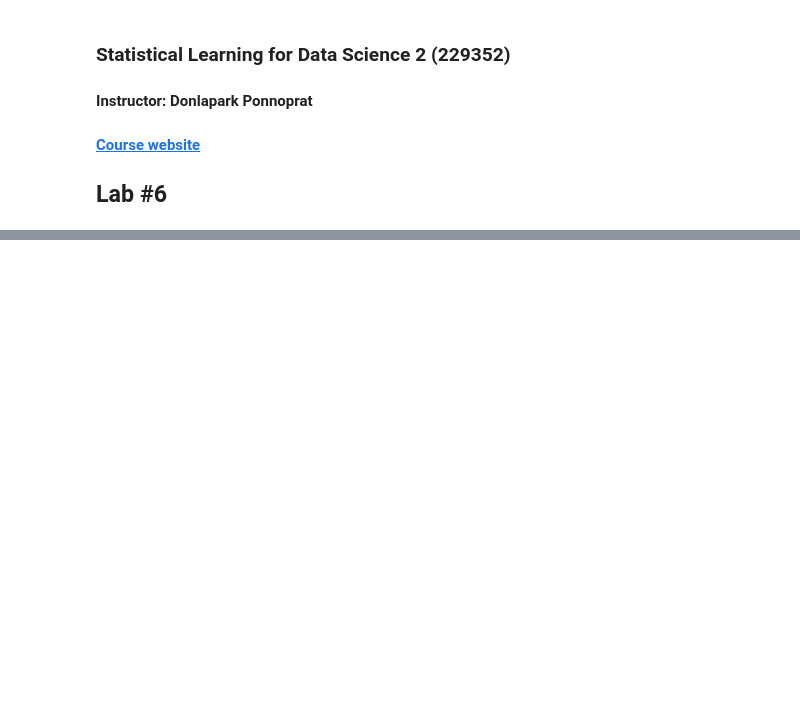
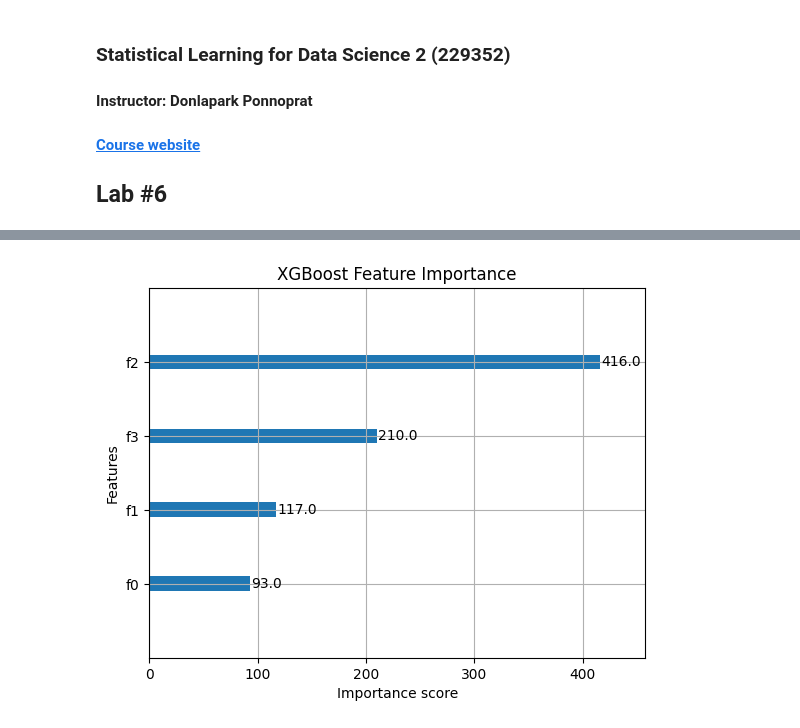
Before and after one commit to Paengpeng/229352-StatisticalLearning, a Jupyter notebook: 229352_Lab06.ipynb, the cells around one changed output, grey strips where cells are left out. Cells and saved outputs as stored; diff of their text form; code cells hidden in the pictures; blank space fills up the shorter version.

```diff
--- a/229352_Lab06.ipynb
+++ b/229352_Lab06.ipynb
@@ -242,0 +119,13 @@ plt.show()
+# %%
+xgb = XGBClassifier(use_label_encoder=False, eval_metric="mlogloss", random_state=42)
+
+xgb_param = {
+    "n_estimators": [100, 200],
+    "max_depth": [3, 5],
+    "learning_rate": [0.05, 0.1]
+}
+
+gs_xgb = GridSearchCV(xgb, xgb_param, cv=5, scoring="accuracy")
+gs_xgb.fit(X_train, y_train)
+
+print("XGBoost CV accuracy:", gs_xgb.best_score_)
@@ -242,0 +350,7 @@ plt.show()
+# %%
+# XGBoost
+plot_importance(gs_xgb.best_estimator_)
+plt.title("XGBoost Feature Importance")
+plt.show()
+# %% [output]
+[figure, added]
```
Also changed, not shown: parts of 43 cells of this notebook.
